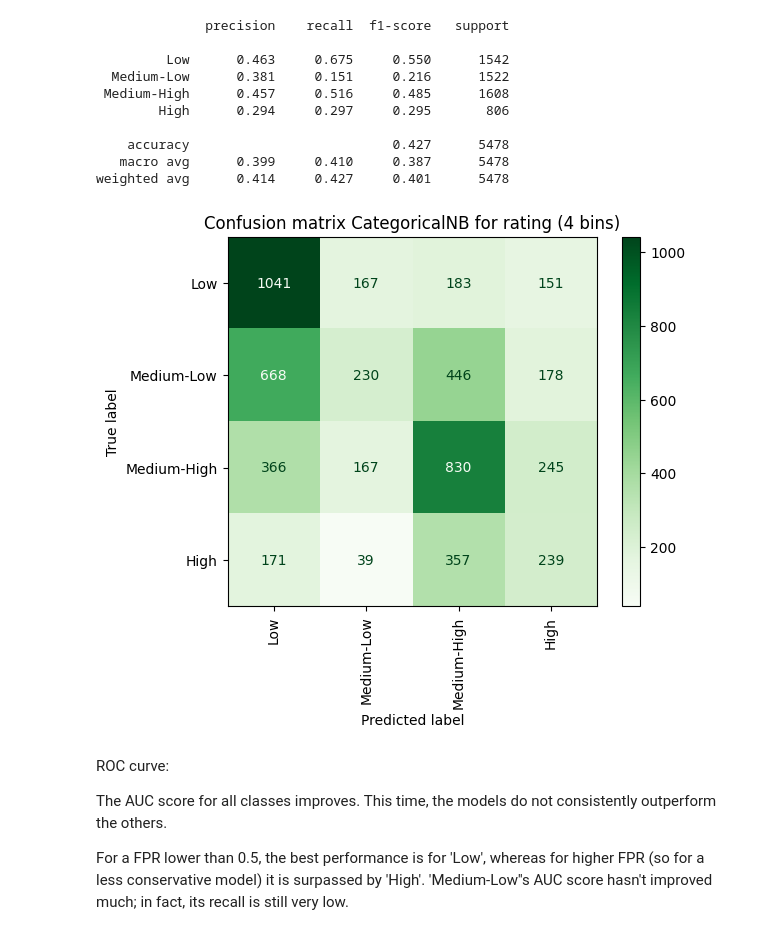
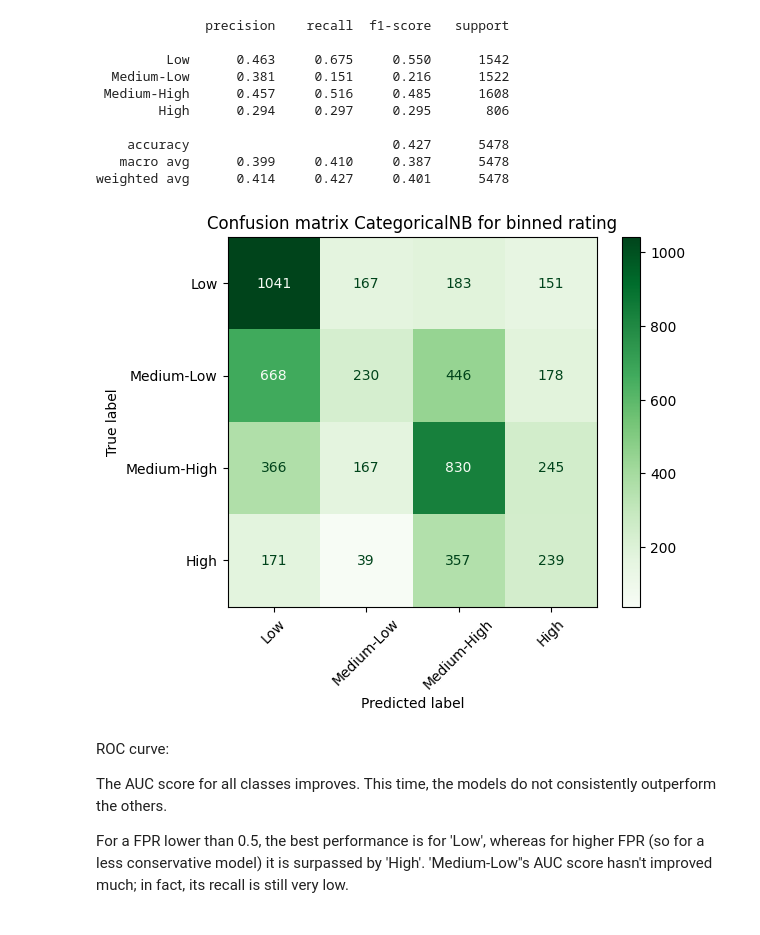
Before and after one commit to g-fabiani4-unipi/dm1_project, a Jupyter notebook: src/naive_bayes.ipynb, the cells around one changed output. Saved outputs shown, nothing was run; the diff lists cells and outputs as text; code cells hidden in the pictures.

```diff
--- a/src/naive_bayes.ipynb
+++ b/src/naive_bayes.ipynb
@@ -419 +460,30 @@ print(f"Macro average PR AUC: {average_precision_score(y_test_bin, y_score, aver
 Macro average PR AUC: 0.584
+# %%
+plt.figure(figsize=(8, 6))
+ax = plt.gca()
+
+for i, class_name in enumerate(classes):
+    precision, recall, _ = precision_recall_curve(y_test_bin[:, i], y_score[:, i])
+    pr_auc = average_precision_score(y_test_bin[:, i], y_score[:, i])
+    label = f"{class_name}\nPR AUC = {pr_auc:.2f}"
+
+    # Plot directly for more control over legend label
+    ax.plot(recall, precision, label=label)
+
+plt.xlabel("Recall", fontsize=14)
+plt.ylabel("Precision", fontsize=14)
+plt.xticks(fontsize=14)
+plt.yticks(fontsize=14)
+
+# Legend outside with multi-line labels
+plt.legend(
+    bbox_to_anchor=(1.05, 1),
+    loc='upper left',
+    fontsize=14,
+    borderaxespad=0.
+)
+
+plt.tight_layout(rect=[0, 0, 1, 1])
+plt.show()
+
+print(f"Macro average PR AUC: {average_precision_score(y_test_bin, y_score, average='macro'):.3f}")
@@ -829,14 +910,19 @@ print(classification_report(
    macro avg      0.399     0.410     0.387      5478
 weighted avg      0.414     0.427     0.401      5478
 # %%
-ConfusionMatrixDisplay.from_predictions(y_pred=y_pred, y_true=y_test,
-                                        xticks_rotation=90,
-                                        cmap='Greens',
-                                        display_labels=class_labels)
-plt.title("Confusion matrix CategoricalNB for rating (4 bins)")
+ConfusionMatrixDisplay.from_predictions(
+    y_pred=y_pred,
+    y_true=y_test,
+    xticks_rotation=45,
+    cmap='Greens',
+    display_labels=class_labels,
+)
+plt.title("Confusion matrix CategoricalNB for binned rating")
+plt.xlabel("Predicted label")
+plt.ylabel("True label")
 plt.show()
 # %% [output]
-[figure, old version]
+[figure, new version]
 # %% [markdown]
 ROC curve:
 
```
Also changed, not shown: parts of 13 cells of this notebook, 9 other files.
